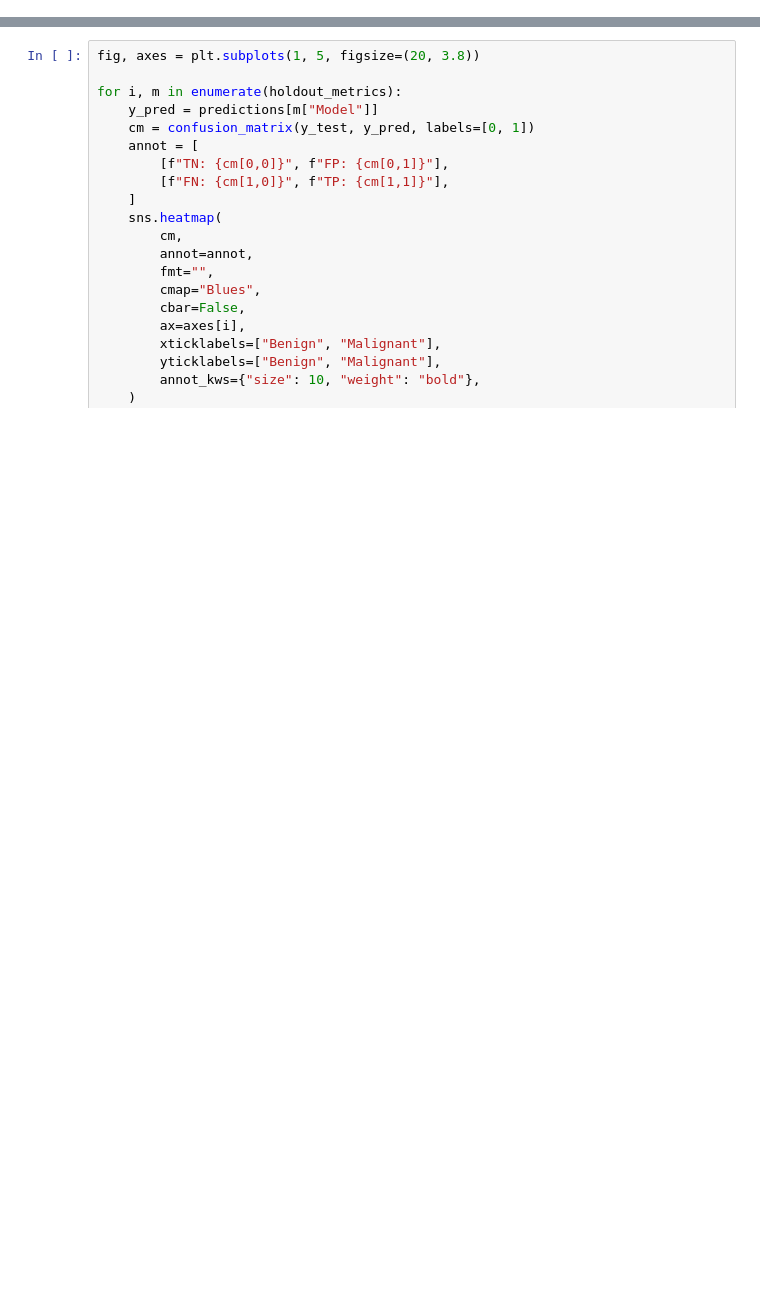
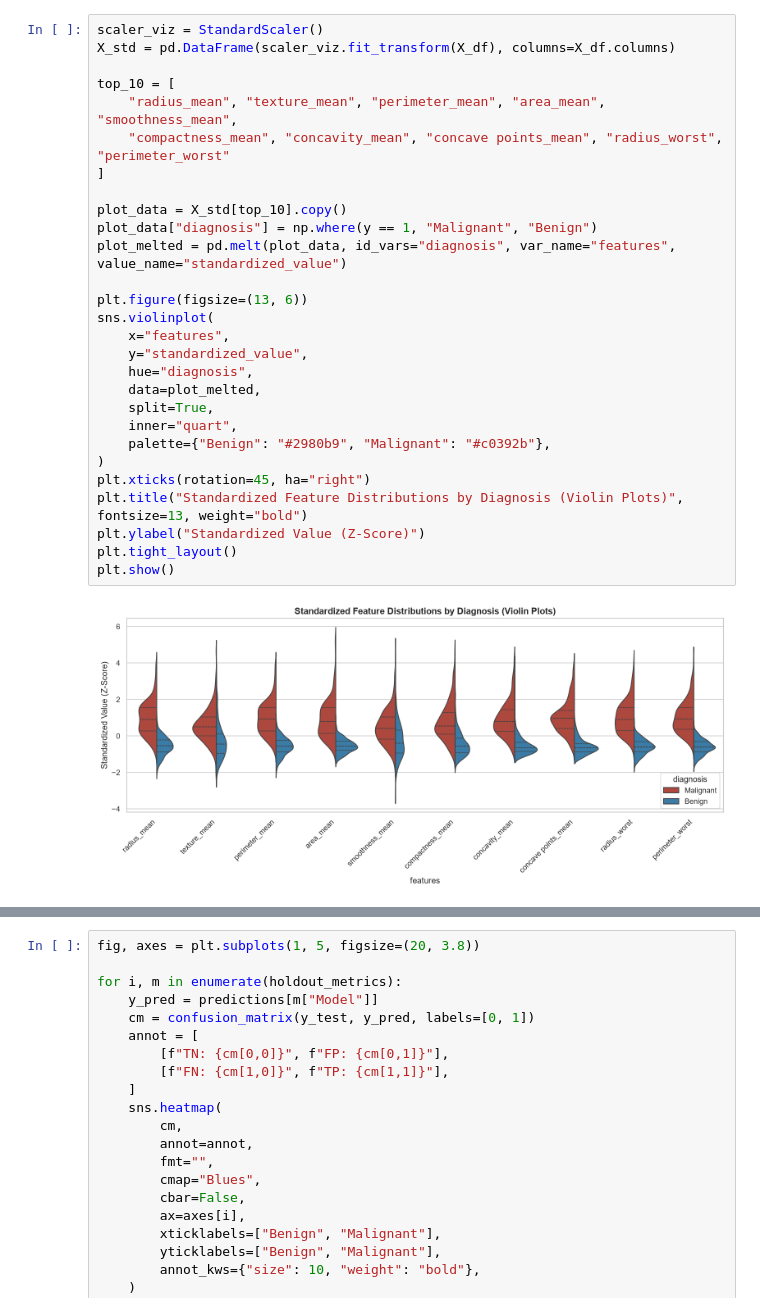
Before and after one commit to serprathamsharma/crest, a Jupyter notebook: breast_cancer_detection.ipynb, the cells around one changed output, grey strips where cells are left out. Saved outputs shown, nothing was run; the diff lists cells and outputs as text; blank space fills up the shorter version.

```diff
--- a/breast_cancer_detection.ipynb
+++ b/breast_cancer_detection.ipynb
@@ -293,0 +92,30 @@ Let's plot side-by-side confusion matrices for all 5 models:
+# %%
+scaler_viz = StandardScaler()
+X_std = pd.DataFrame(scaler_viz.fit_transform(X_df), columns=X_df.columns)
+
+top_10 = [
+    "radius_mean", "texture_mean", "perimeter_mean", "area_mean", "smoothness_mean",
+    "compactness_mean", "concavity_mean", "concave points_mean", "radius_worst", "perimeter_worst"
+]
+
+plot_data = X_std[top_10].copy()
+plot_data["diagnosis"] = np.where(y == 1, "Malignant", "Benign")
+plot_melted = pd.melt(plot_data, id_vars="diagnosis", var_name="features", value_name="standardized_value")
+
+plt.figure(figsize=(13, 6))
+sns.violinplot(
+    x="features",
+    y="standardized_value",
+    hue="diagnosis",
+    data=plot_melted,
+    split=True,
+    inner="quart",
+    palette={"Benign": "#2980b9", "Malignant": "#c0392b"},
+)
+plt.xticks(rotation=45, ha="right")
+plt.title("Standardized Feature Distributions by Diagnosis (Violin Plots)", fontsize=13, weight="bold")
+plt.ylabel("Standardized Value (Z-Score)")
+plt.tight_layout()
+plt.show()
+# %% [output]
+[figure, added]
```
Also changed, not shown: parts of 45 cells of this notebook, 9 other files.
